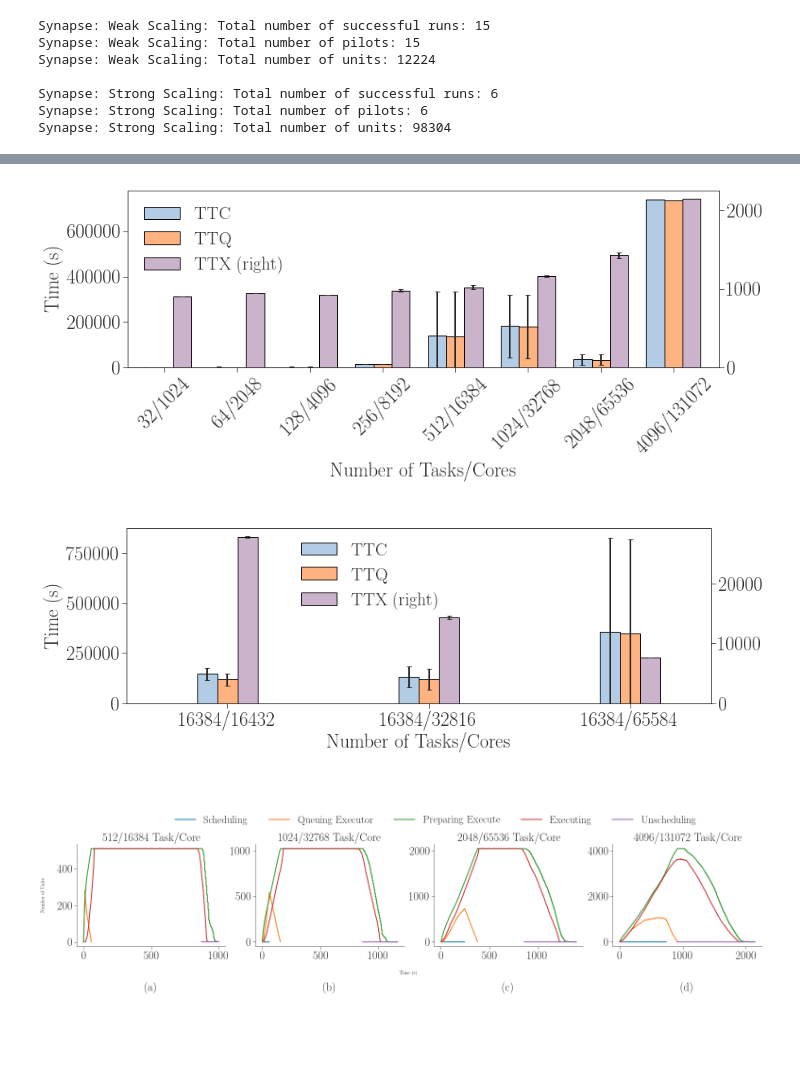
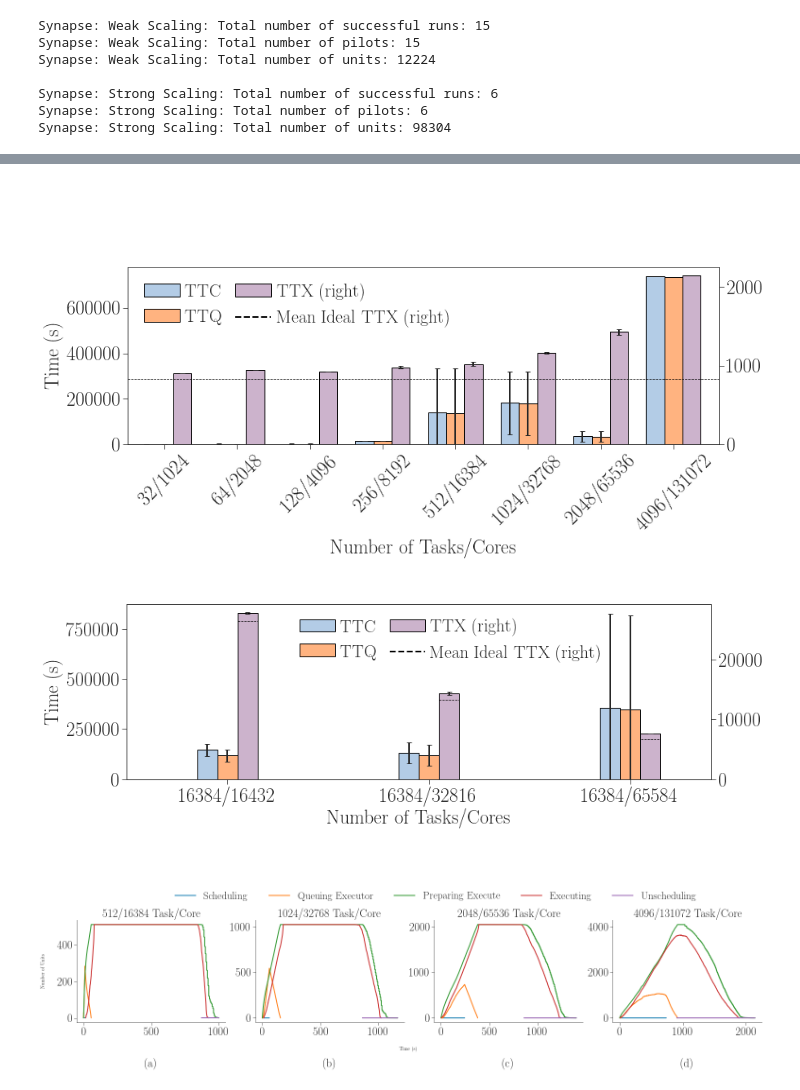
Before and after one commit to radical-experiments/rp.paper, a Jupyter notebook: analysis/rp_paper_plots.ipynb, the cells around one changed output, grey strips where cells are left out. Cells and saved outputs as stored; diff of their text form; code cells hidden in the pictures; blank space fills up the shorter version.

```diff
--- a/analysis/rp_paper_plots.ipynb
+++ b/analysis/rp_paper_plots.ipynb
@@ -86,31 +209,47 @@ ssc
 # %%
 fig, ax = fig_setup(figsize=(13,4))
 
 # Plot means and std bars
 sws['TTC'].reset_index().plot.bar(
     x='nunit', y='mean', yerr='std',
     position=1.5, width=0.25, color=tableau20[1], ax=ax, rot=45,
-    label='TTC')
+    #label='TTC'
+    legend=False)
 
 sws['TTQ'].reset_index().plot.bar(
     x='nunit', y='mean', yerr='std',
     position=0.5, width=0.25, color=tableau20[3], ax=ax, rot=45,
-    label='TTQ')
+    #label='TTQ')
+    legend=False)
 
-sws['TTX'].reset_index().plot.bar(
+ax1 = sws['TTX'].reset_index().plot.bar(
     x='nunit', y='mean', yerr='std',
     position=-0.5, width=0.25, color=tableau20[9], ax=ax, rot=45, secondary_y=True,
-    label='TTX')
+    # label='TTX')
+    legend=False)
+
+ax1.axhline(y=828.1, lw=0.75, color='black', ls='dashed')
 
 ax.set_xlabel('Number of Tasks/Cores')
 ax.set_ylabel('Time (s)')
 ax.set_ylim(0)
 ax.set_xlim(-0.5)
 
+fig.legend((mpl.patches.Patch(facecolor=tableau20[1]),
+            mpl.patches.Patch(facecolor=tableau20[3]),
+            mpl.patches.Patch(facecolor=tableau20[9]),
+            mpl.lines.Line2D([], [], color='black', linestyle='dashed')),
+           ('TTC', 'TTQ', 'TTX (right)', 'Mean Ideal TTX (right)'),
+           'upper left',
+           ncol=2,
+           columnspacing=0.75,
+           handletextpad=0.3,
+           bbox_to_anchor=(0.1175, 1.265))
+
 plt.savefig('figures/paper_titan_rp_synapse_weak_scaling.pdf', dpi=300, bbox_inches='tight')
 plt.savefig('figures/screen_titan_rp_synapse_weak_scaling.png')
 # %% [output]
-[figure, old version]
+[figure, new version]
 # %%
 fig = plt.figure(figsize=(13,4))
 ax = fig.add_subplot(111)
@@ -126,11 +265,17 @@ ssc['TTQ'].reset_index().plot.bar(
     position=0.5, width=0.1, color=tableau20[3], ax=ax, rot=0,
     legend=False)
 
-ssc['TTX'].reset_index().plot.bar(
+ax1 = ssc['TTX'].reset_index().plot.bar(
     x='ncore', y='mean', yerr='std',
     position=-0.5, width=0.1, color=tableau20[9], ax=ax, rot=0,
     legend=False,
     secondary_y=True)
+
+# l = mpl.lines.Line2D([-1,0.03,1.08,2.15,3], [57600, 28800, 14400, 7200, 3600], color='k', linestyle='-', linewidth=2)
+# ax1.add_line(l)
+ax1.axhline(y=26447.544639376218, xmin=0.19, xmax=0.224, lw=0.75, color='black', ls='dashed')
+ax1.axhline(y=13223.772319688109, xmin=0.534, xmax=0.569, lw=0.75, color='black', ls='dashed')
+ax1.axhline(y=6611.886159844054, xmin=0.88, xmax=0.914, lw=0.75, color='black', ls='dashed')
 
 ax.set_xlabel('Number of Tasks/Cores')
 ax.set_ylabel('Time (s)')
@@ -138,15 +283,26 @@ ax.set_ylim(0)
 ax.set_xlim(-0.5)
 
 # Add common legend with f* proxy artists (https://matplotlib.org/users/legend_guide.html)
-fig.legend((mpl.patches.Patch(facecolor=tableau20[1]), mpl.patches.Patch(facecolor=tableau20[3]), mpl.patches.Patch(facecolor=tableau20[9])),
-           ('TTC', 'TTQ', 'TTX (right)'),
+# fig.legend((mpl.patches.Patch(facecolor=tableau20[1]), mpl.patches.Patch(facecolor=tableau20[3]), mpl.patches.Patch(facecolor=tableau20[9])),
+#            ('TTC', 'TTQ', 'TTX (right)'),
+#            'upper center',
+#            bbox_to_anchor=(0.44, 1))
+
+fig.legend((mpl.patches.Patch(facecolor=tableau20[1]),
+            mpl.patches.Patch(facecolor=tableau20[3]),
+            mpl.patches.Patch(facecolor=tableau20[9]),
+            mpl.lines.Line2D([], [], color='black', linestyle='dashed')),
+           ('TTC', 'TTQ', 'TTX (right)', 'Mean Ideal TTX (right)'),
            'upper center',
-           bbox_to_anchor=(0.44, 1))
+           ncol=2,
+           columnspacing=0.75,
+           handletextpad=0.3,
+           bbox_to_anchor=(0.5475, 1))
 
 plt.savefig('figures/paper_titan_rp_synapse_strong_scaling.pdf', dpi=300, bbox_inches='tight')
 plt.savefig('figures/screen_titan_rp_synapse_strong_scaling.png')
 # %% [output]
-[figure, old version]
+[figure, new version]
 # %%
 # Load sessions for Synapse experiment 1
 ws_sras = load_sessions_units('/Users/mturilli/Projects/RADICAL/github/experiments/rp-paper-ipdps2018/analysis/data/synapse/weak_scaling',
```
Also changed, not shown: parts of 3 cells of this notebook, 10 other files.
